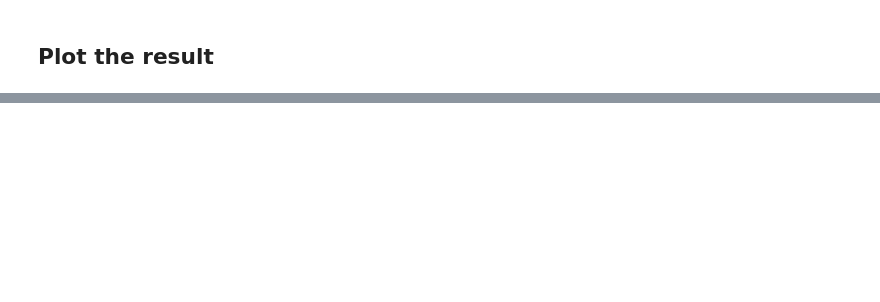
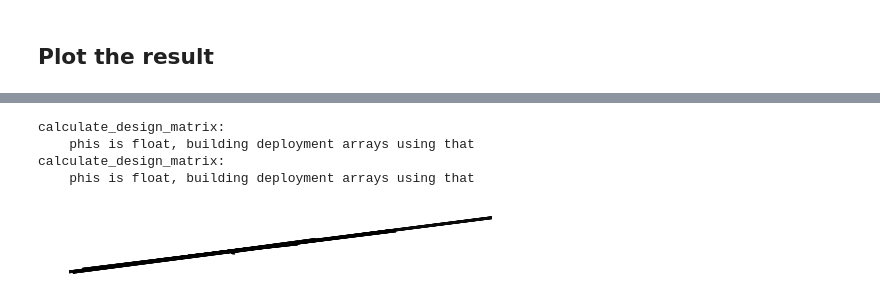
Before and after one commit to milad1378yz/additive-kirigami, a Jupyter notebook: Demo_random_design.ipynb, the cells around one changed output, grey strips where cells are left out. Saved outputs shown, nothing was run; the diff lists cells and outputs as text; code cells hidden in the pictures; blank space fills up the shorter version.

```diff
--- a/Demo_random_design.ipynb
+++ b/Demo_random_design.ipynb
@@ -180,0 +202,58 @@ for ax_ind, phi in enumerate(phis):
+# %%
+import numpy as np
+import matplotlib.pyplot as plt
+from Structure import *
+from Utils import *
+
+# Minimal-Change "random shape" generator with guaranteed rigid deployability
+np.random.seed(1)
+
+width, height = 12, 12
+structure = DeployedMatrixStructure(num_linkage_rows=height, num_linkage_cols=width)
+
+# boundary & corners built as above (SAME code)
+boundary_points_blocks = []
+for bound_ind in range(4):
+    pts = []
+    for (i, j) in structure.get_outer_boundary_linkages(bound_ind):
+        if structure.is_linkage_parallel_to_boundary(i, j, bound_ind):
+            pts.append([float(j), -float(i)])
+    boundary_points_blocks.append(np.array(pts, dtype=float))
+boundary_points = np.vstack(boundary_points_blocks)
+
+corners = np.array([
+    [-1.0,            0.0],
+    [-1.0, -float(height)],
+    [ float(width), -float(height)],
+    [ float(width),   1.0],
+], dtype=float)
+
+# Random offsets in the safe range (paper’s choice: [-0.9, 9])
+r = np.random.uniform(-1.0, 1.0, size=(height, width))
+interior_offsets = np.power(10.0, r) - 1.0
+
+boundary_offsets = [[0.0]*height, [0.0]*width, [0.0]*height, [0.0]*width]
+
+# Enforce compact-reconfigurable angle field by passing a single phi
+phi = 0.0   # try 0.0, np.pi, np.pi/2, etc.
+structure.linear_inverse_design(
+    boundary_points, corners,
+    interior_offsets, boundary_offsets,
+    phis=phi
+)
+
+structure.assign_node_layers()
+structure.assign_quad_genders()
+structure.make_hinge_contact_points()
+
+
+# Optional: visualize tiles at this state (no marching/layout call needed)
+fig, ax = plt.subplots(figsize=(6,6))
+plot_structure(structure.points, structure.quads, structure.linkages, ax)
+plt.show()
+# %% [output]
+calculate_design_matrix:
+    phis is float, building deployment arrays using that
+calculate_design_matrix:
+    phis is float, building deployment arrays using that
+[figure, added]
```
Also changed, not shown: parts of 5 cells of this notebook, 4 other files.
